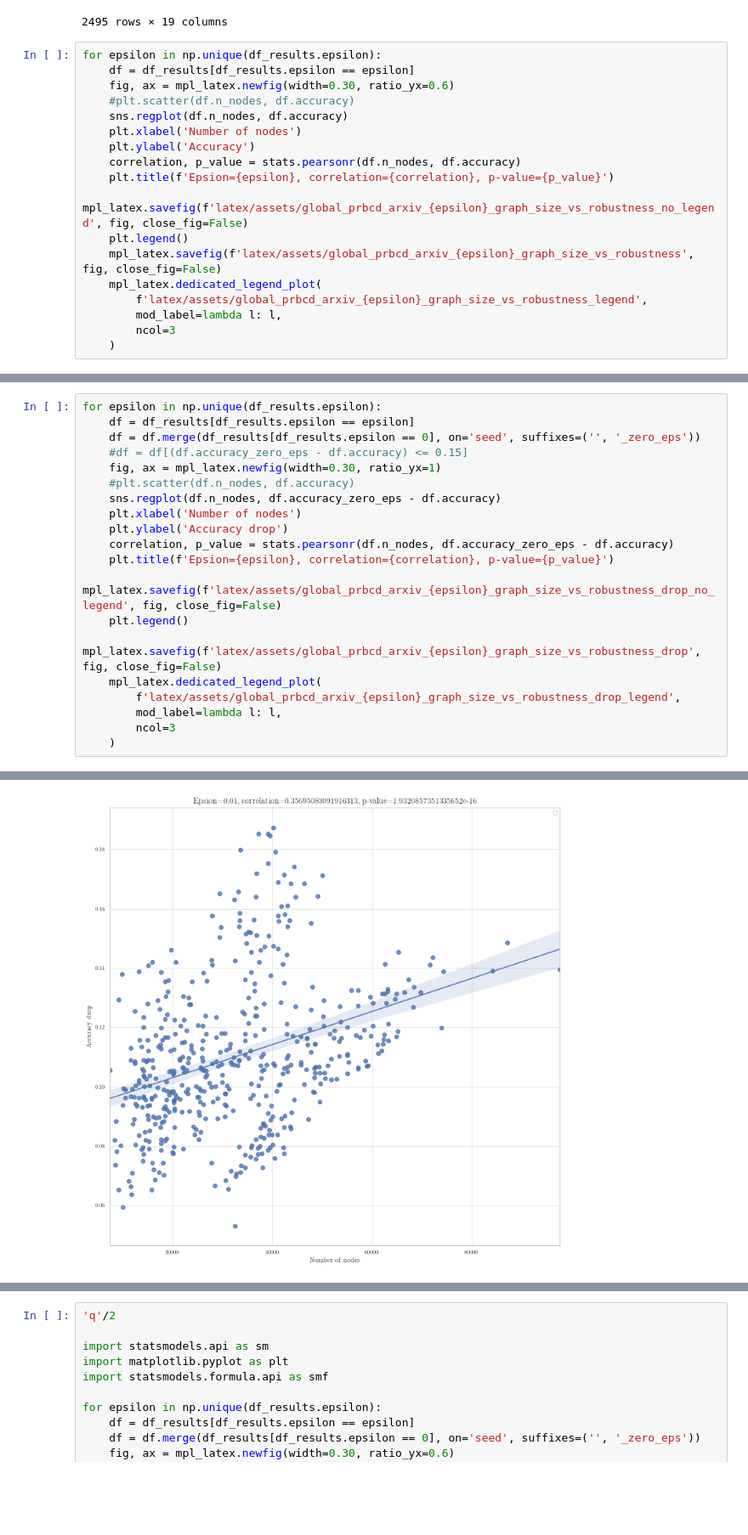
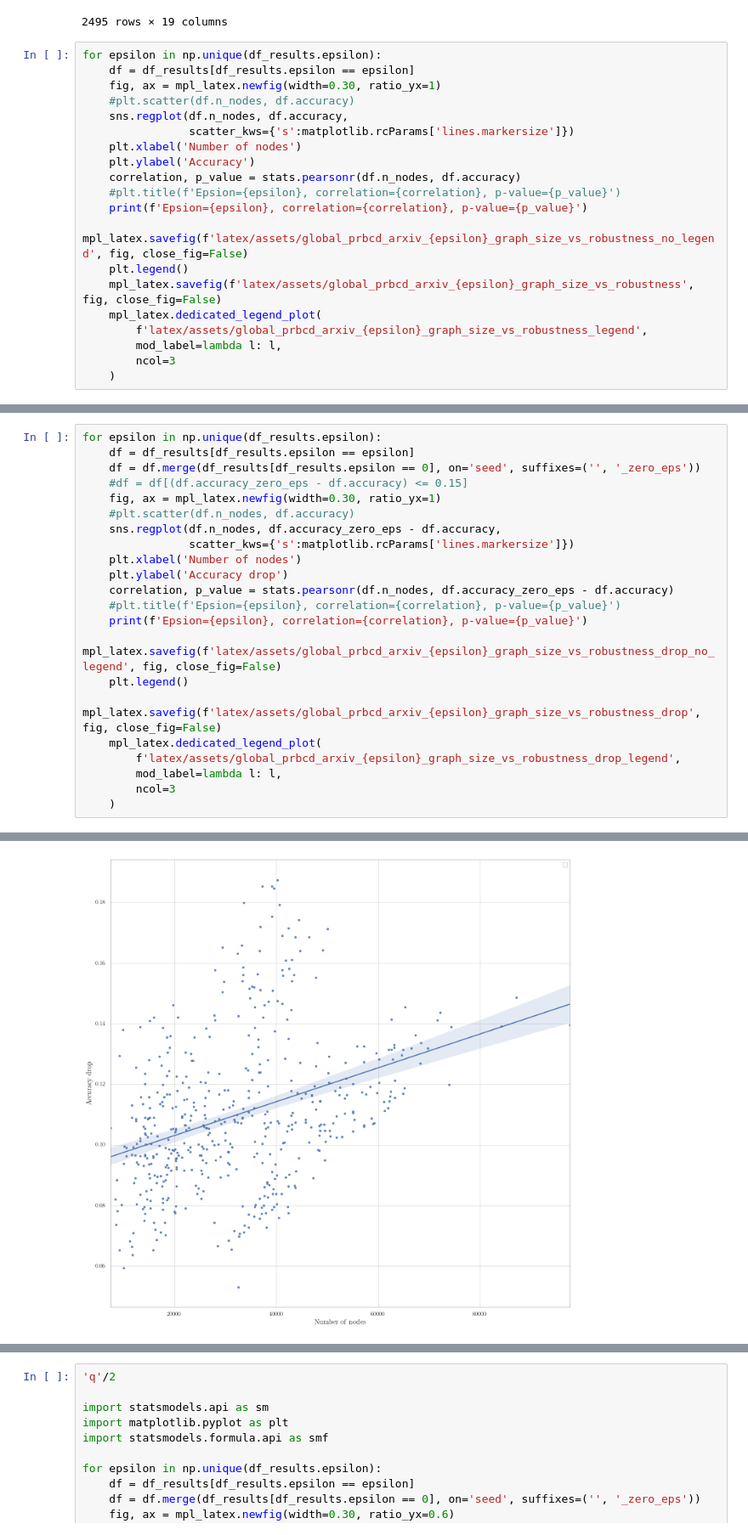
Before and after one commit to sigeisler/robustness_of_gnns_at_scale, a Jupyter notebook: notebooks/Figure - Vulnerability vs. Graph Size.ipynb, the cells around one changed output, grey strips where cells are left out. Shown at 85% size. Saved outputs shown, nothing was run; the diff lists cells and outputs as text; blank space fills up the shorter version.

```diff
--- a/notebooks/Figure - Vulnerability vs. Graph Size.ipynb
+++ b/notebooks/Figure - Vulnerability vs. Graph Size.ipynb
@@ -114,13 +114,15 @@ df_results
 # %%
 for epsilon in np.unique(df_results.epsilon):
     df = df_results[df_results.epsilon == epsilon]
-    fig, ax = mpl_latex.newfig(width=0.30, ratio_yx=0.6)
+    fig, ax = mpl_latex.newfig(width=0.30, ratio_yx=1)
     #plt.scatter(df.n_nodes, df.accuracy)
-    sns.regplot(df.n_nodes, df.accuracy)
+    sns.regplot(df.n_nodes, df.accuracy,
+                scatter_kws={'s':matplotlib.rcParams['lines.markersize']})
     plt.xlabel('Number of nodes')
     plt.ylabel('Accuracy')
     correlation, p_value = stats.pearsonr(df.n_nodes, df.accuracy)
-    plt.title(f'Epsion={epsilon}, correlation={correlation}, p-value={p_value}')
+    #plt.title(f'Epsion={epsilon}, correlation={correlation}, p-value={p_value}')
+    print(f'Epsion={epsilon}, correlation={correlation}, p-value={p_value}')
     mpl_latex.savefig(f'latex/assets/global_prbcd_arxiv_{epsilon}_graph_size_vs_robustness_no_legend', fig, close_fig=False)
     plt.legend()
     mpl_latex.savefig(f'latex/assets/global_prbcd_arxiv_{epsilon}_graph_size_vs_robustness', fig, close_fig=False)
@@ -147,11 +154,13 @@ for epsilon in np.unique(df_results.epsilon):
     #df = df[(df.accuracy_zero_eps - df.accuracy) <= 0.15]
     fig, ax = mpl_latex.newfig(width=0.30, ratio_yx=1)
     #plt.scatter(df.n_nodes, df.accuracy)
-    sns.regplot(df.n_nodes, df.accuracy_zero_eps - df.accuracy)
+    sns.regplot(df.n_nodes, df.accuracy_zero_eps - df.accuracy,
+                scatter_kws={'s':matplotlib.rcParams['lines.markersize']})
     plt.xlabel('Number of nodes')
     plt.ylabel('Accuracy drop')
     correlation, p_value = stats.pearsonr(df.n_nodes, df.accuracy_zero_eps - df.accuracy)
-    plt.title(f'Epsion={epsilon}, correlation={correlation}, p-value={p_value}')
+    #plt.title(f'Epsion={epsilon}, correlation={correlation}, p-value={p_value}')
+    print(f'Epsion={epsilon}, correlation={correlation}, p-value={p_value}')
     mpl_latex.savefig(f'latex/assets/global_prbcd_arxiv_{epsilon}_graph_size_vs_robustness_drop_no_legend', fig, close_fig=False)
     plt.legend()
     mpl_latex.savefig(f'latex/assets/global_prbcd_arxiv_{epsilon}_graph_size_vs_robustness_drop', fig, close_fig=False)
@@ -170 +184 @@ No handles with labels found to put in legend.
-[figure, old version]
+[figure, new version]
```
Also changed, not shown: parts of 2 cells of this notebook, 26 other files.
